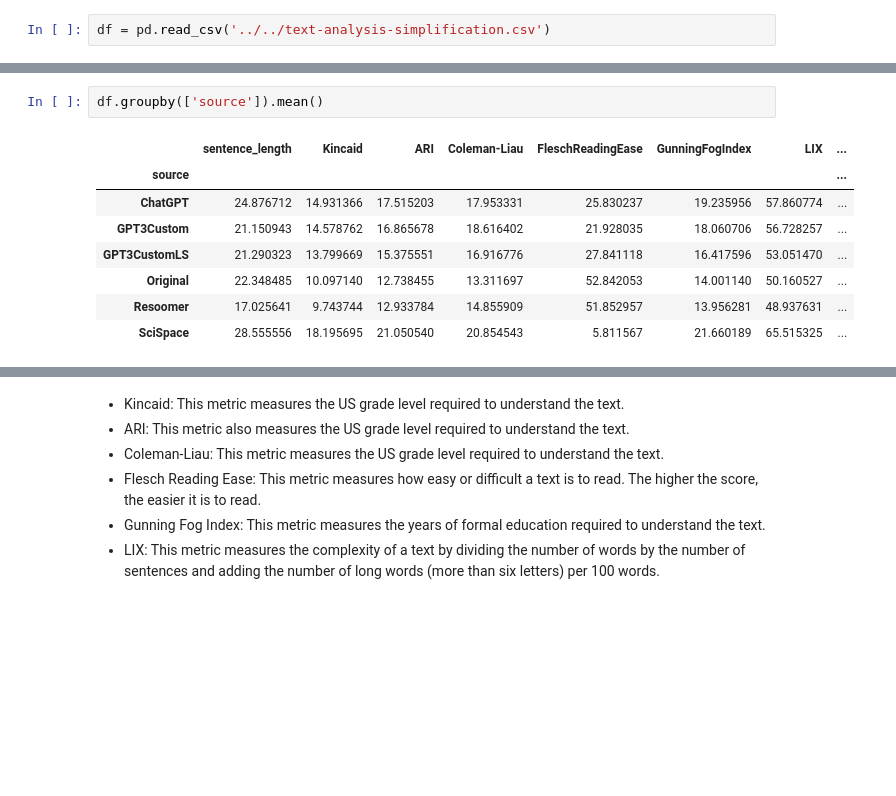
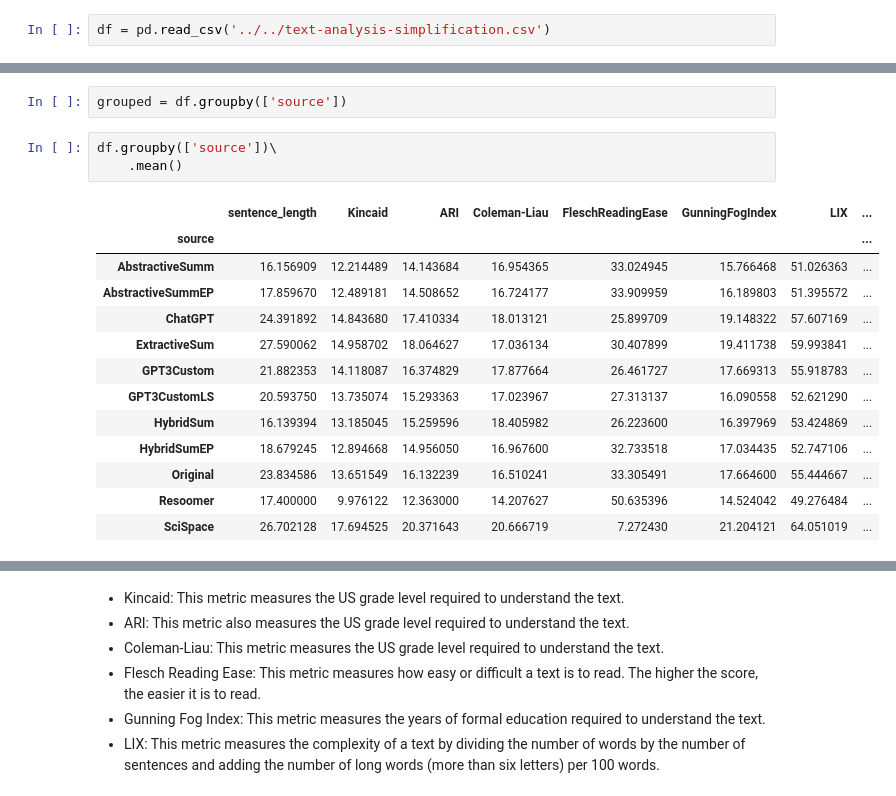
Before and after one commit to dylancluyse/bachelorproef-nlp-tekstvereenvoudiging, a Jupyter notebook: scripts/experimenten/text-analysis.ipynb, the cells around one changed output, grey strips where cells are left out. Saved outputs shown, nothing was run; the diff lists cells and outputs as text; blank space fills up the shorter version.

```diff
--- a/scripts/experimenten/text-analysis.ipynb
+++ b/scripts/experimenten/text-analysis.ipynb
@@ -15,12 +18,20 @@ df.head()
 5 rows × 22 columns
+# %%
+grouped = df.groupby(['source'])
 # %%
-df.groupby(['source']).mean()
+df.groupby(['source'])\
+    .mean()
 # %% [output]
 |  | sentence_length | Kincaid | ARI | Coleman-Liau | FleschReadingEase | GunningFogIndex | LIX | ... |
 | source |  |  |  |  |  |  |  | ... |
-| ChatGPT | 24.876712 | 14.931366 | 17.515203 | 17.953331 | 25.830237 | 19.235956 | 57.860774 | ... |
-| GPT3Custom | 21.150943 | 14.578762 | 16.865678 | 18.616402 | 21.928035 | 18.060706 | 56.728257 | ... |
-| GPT3CustomLS | 21.290323 | 13.799669 | 15.375551 | 16.916776 | 27.841118 | 16.417596 | 53.051470 | ... |
-| Original | 22.348485 | 10.097140 | 12.738455 | 13.311697 | 52.842053 | 14.001140 | 50.160527 | ... |
-| Resoomer | 17.025641 | 9.743744 | 12.933784 | 14.855909 | 51.852957 | 13.956281 | 48.937631 | ... |
-| SciSpace | 28.555556 | 18.195695 | 21.050540 | 20.854543 | 5.811567 | 21.660189 | 65.515325 | ... |
+| AbstractiveSumm | 16.156909 | 12.214489 | 14.143684 | 16.954365 | 33.024945 | 15.766468 | 51.026363 | ... |
+| AbstractiveSummEP | 17.859670 | 12.489181 | 14.508652 | 16.724177 | 33.909959 | 16.189803 | 51.395572 | ... |
+| ChatGPT | 24.391892 | 14.843680 | 17.410334 | 18.013121 | 25.899709 | 19.148322 | 57.607169 | ... |
+| ExtractiveSum | 27.590062 | 14.958702 | 18.064627 | 17.036134 | 30.407899 | 19.411738 | 59.993841 | ... |
+| GPT3Custom | 21.882353 | 14.118087 | 16.374829 | 17.877664 | 26.461727 | 17.669313 | 55.918783 | ... |
+| GPT3CustomLS | 20.593750 | 13.735074 | 15.293363 | 17.023967 | 27.313137 | 16.090558 | 52.621290 | ... |
+| HybridSum | 16.139394 | 13.185045 | 15.259596 | 18.405982 | 26.223600 | 16.397969 | 53.424869 | ... |
+| HybridSumEP | 18.679245 | 12.894668 | 14.956050 | 16.967600 | 32.733518 | 17.034435 | 52.747106 | ... |
+| Original | 23.834586 | 13.651549 | 16.132239 | 16.510241 | 33.305491 | 17.664600 | 55.444667 | ... |
+| Resoomer | 17.400000 | 9.976122 | 12.363000 | 14.207627 | 50.635396 | 14.524042 | 49.276484 | ... |
+| SciSpace | 26.702128 | 17.694525 | 20.371643 | 20.666719 | 7.272430 | 21.204121 | 64.051019 | ... |
```
Also changed, not shown: parts of 6 cells of this notebook, 22 other files.
